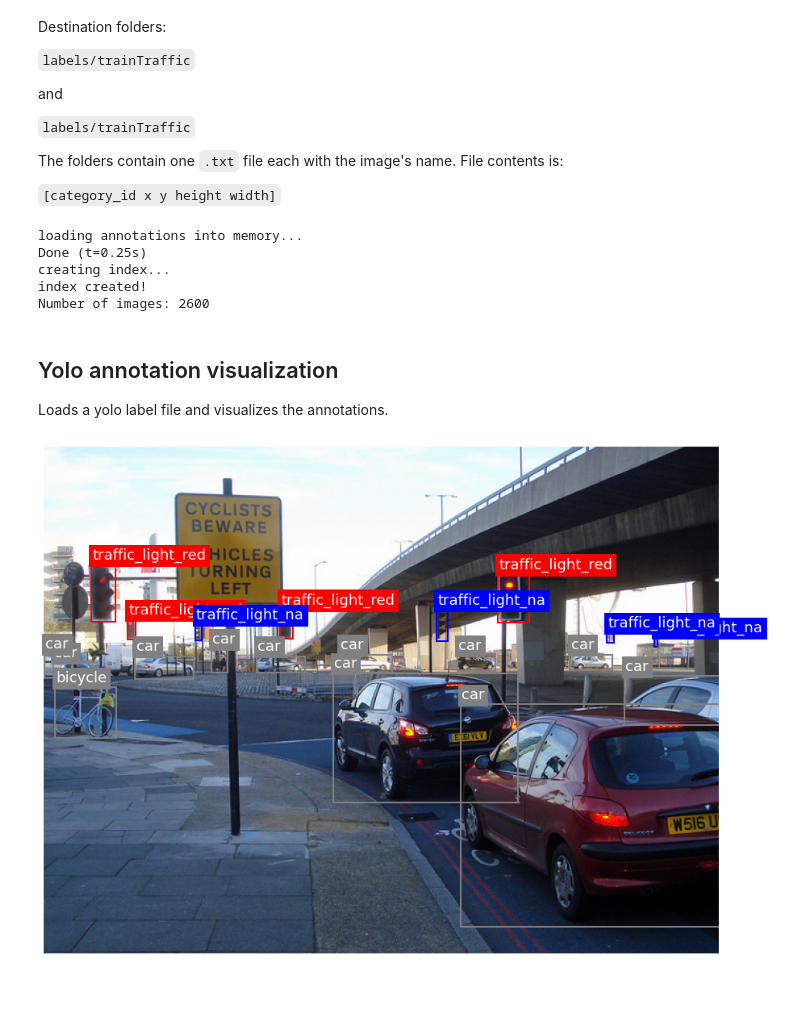
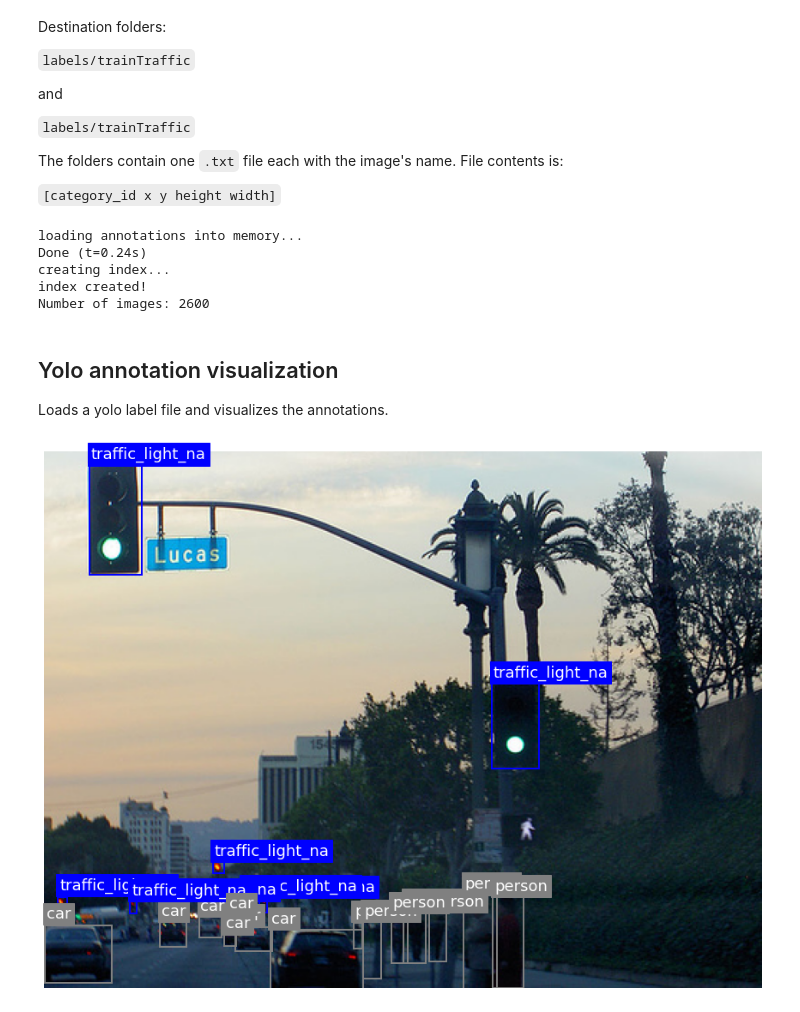
Before and after one commit to cocodataset/cocoapi, a Jupyter notebook: PythonAPI/makeYoloDataset.ipynb, the cells around one changed output. Drawn from its saved outputs; the diff is of its cells as text; code cells hidden in the pictures.

Commit message:
Adjusted visualizer

```diff
--- a/PythonAPI/makeYoloDataset.ipynb
+++ b/PythonAPI/makeYoloDataset.ipynb
@@ -60,26 +60,22 @@ def box_coco_to_yolo(bbox_coco, img):
     return bbox_yolo
 # %%
 # def make_yolo_labels(dataset_name):
-dataset_name = 'valTraffic'
-ann_name_ext = 'Relabelled'
-
+dataset_name = 'valTrafficRelabelled'
 
 # Set category_id mapping
 # To accomodate our 15 classes, the category_ids are remapped before writing them to the labels for yolo.
 # TODO: Delete traffic_light (10) since this will be refined into 92 etc.
 classes = {'1': 'person','2': 'bicycle', '3': 'car', '4': 'motorcycle', '6': 'bus', '7': 'train', '8': 'truck', '10': 'traffic light',
- '11': 'fire hydrant', '13': 'stop sign', '17': 'cat', '18': 'dog', '92':'traffic_light_red', '93': 'traffic_light_green', '94': 'traffic_light_na'}
+ '11': 'fire hydrant', '13': 'stop sign', '17': 'cat', '18': 'dog', '92':'traffic_light_red', '93':'traffic_light_green', '94': 'traffic_light_na'}
 
 # Traffic_light has been replaced by the three new categories traffic_light_green (92), traffic_light_red (93), and traffic_light_na (94)
-coco_to_yolo = {'1':'1', '2':'2', '3':'3', '4':'4', '6':'5', '7':'6', '8':'7', '11': '8', '13':'9', '17':'10', '18':'11', '92':'12', '93':'13', '94':'14',
-'10':'14'} #TODO: Remove coco 10 once the new labels are available
+coco_to_yolo = {'1':'1', '2':'2', '3':'3', '4':'4', '6':'5', '7':'6', '8':'7', '11': '8', '13':'9', '17':'10', '18':'11', '92':'12', '93':'13', '94':'14', '10':'14'} #TODO: Remove coco 10 once the new labels are available
 
 classes_yolo = {'1':'person', '2':'bicycle', '3':'car', '4':'motorcycle', '5':'bus', '6':'train', '7':'truck', '8':'fire hydrant', '9':'stop sign', '10':'cat', '11':'dog', '12':'traffic_light_red', '13':'traffic_light_green', '14':'traffic_light_na', }
 
 # Load coco dataset
 dataDir='..'
-dataType=dataset_name + ann_name_ext
-annFile='{}/annotations/instances_{}.json'.format(dataDir,dataType)
+annFile='{}/annotations/instances_{}.json'.format(dataDir,dataset_name)
 
 # Initialize COCO api for instance annotations
 coco=COCO(annFile)
@@ -126,7 +122,7 @@ for imgId in imgIds:
             writer.writerow(row)
 # %% [output]
 loading annotations into memory...
-Done (t=0.25s)
+Done (t=0.24s)
 creating index...
 index created!
 Number of images: 2600
@@ -134,19 +130,20 @@ Number of images: 2600
 ## Yolo annotation visualization
 Loads a yolo label file and visualizes the annotations.
 # %%
-def show_annotations(dataset_name, image_id):
+def show_annotations(dataset_name, dataset_ext, img_number):
     # Get all file names
     file_path = '../labels/' + dataset_name
 
     # Use this to iterate over all images
-    image_names = os.listdir(file_path)
+    image_names = os.listdir(file_path + dataset_ext)
 
     # Pick a filename
-    image_name = (image_id + '.jpg').zfill(16)
+    image_name = (image_names[img_number].split('.')[0] + ".jpg").zfill(16)
+    #image_name = (image_id + '.jpg').zfill(16)
 
     # Load annotation labels
     labels = []
-    with open(file_path + '/' + image_name.split('.')[0]+'.txt') as f:
+    with open(file_path + dataset_ext + '/' + image_name.split('.')[0]+'.txt') as f:
         reader = csv.reader(f, delimiter=' ')
         for row in reader:
             labels.append(row)
@@ -182,6 +179,6 @@ def show_annotations(dataset_name, image_id):
     plt.show()
 # %%
 # Get filenames of all files in the folder
-show_annotations('valTraffic', '156370')
+show_annotations('trainTraffic', 'Relabelled', 2)
 # %% [output]
-[figure, old version]
+[figure, new version]
```
Also changed, not shown: parts of 1 cell of this notebook, 1 other file.
